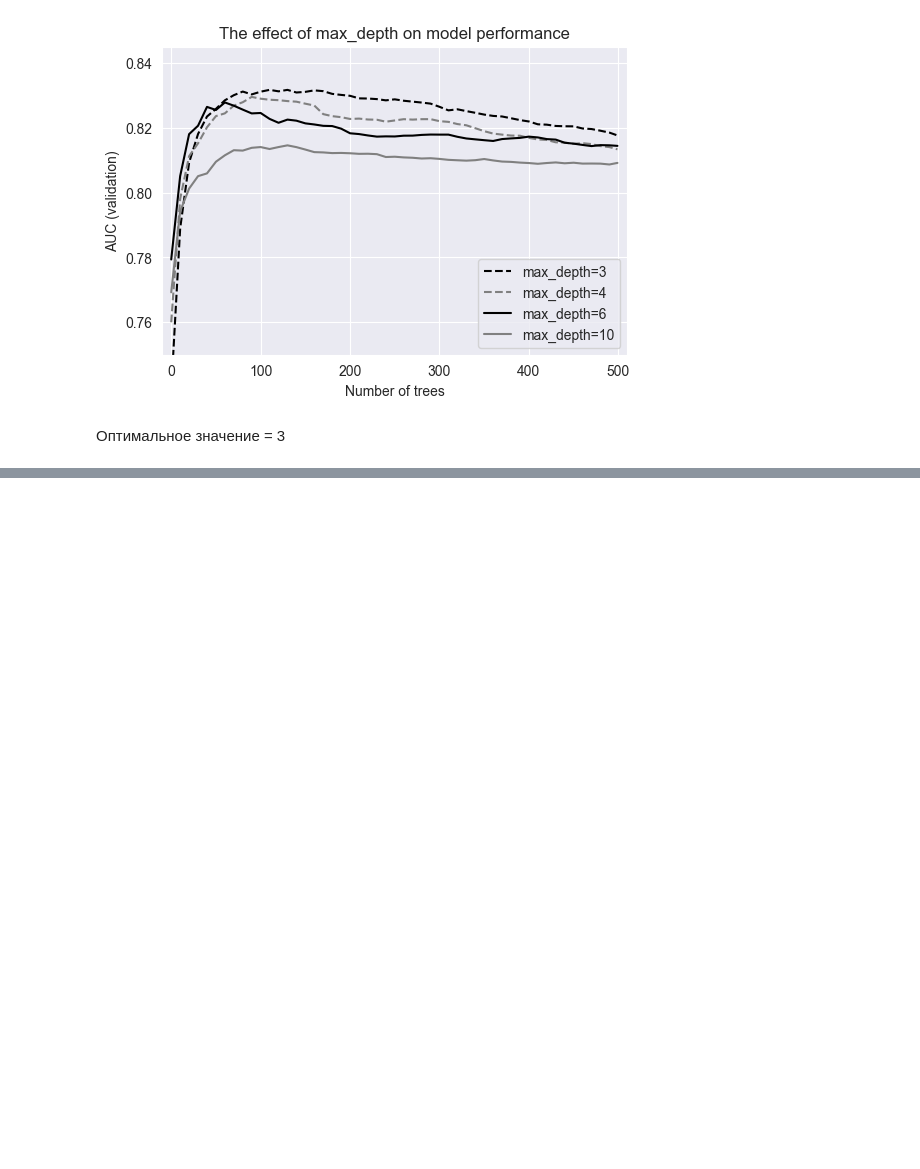
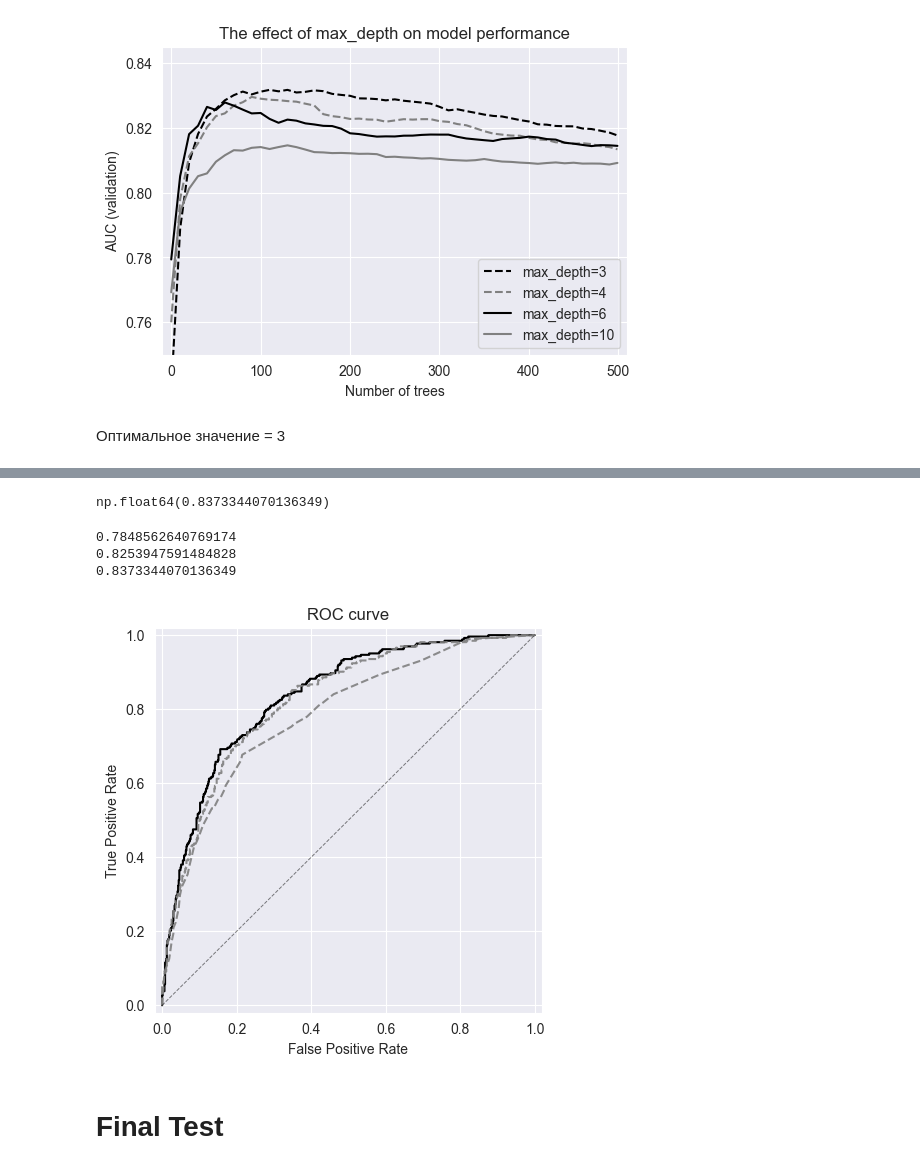
Before and after one commit to EgorSinitsyn/ML_BookCamp, a Jupyter notebook: [Classification]/Logistic_regression/D_Tree + R_Forest + XGBoost/chapter-06-CreditScoring.ipynb, the cells around one changed output, grey strips where cells are left out. Drawn from its saved outputs; the diff is of its cells as text; code cells hidden in the pictures; blank space fills up the shorter version.

```diff
--- a/[Classification]/Logistic_regression/D_Tree + R_Forest + XGBoost/chapter-06-CreditScoring.ipynb
+++ b/[Classification]/Logistic_regression/D_Tree + R_Forest + XGBoost/chapter-06-CreditScoring.ipynb
@@ -1053,0 +1224,15 @@ plt.show()
+# %%
+xgb_params = {
+    'eta': 0.1,
+    'max_depth': 3,
+    'min_child_weight': 30,
+
+    'objective': 'binary:logistic',
+    'eval_metric': 'auc',
+    'nthread': 8,
+    'seed': 1,
+}
+
+model = xgb.train(xgb_params, dtrain,
+                  num_boost_round=160, verbose_eval=10,
+                  evals=watchlist)
@@ -1053,0 +1257,40 @@ plt.show()
+# %%
+y_pred_xgb = model.predict(dval)
+# %%
+roc_auc_score(y_val, y_pred_xgb)
+# %% [output]
+np.float64(0.8373344070136349)
+# %%
+print(roc_auc_score(y_val, y_pred_dt))
+print(roc_auc_score(y_val, y_pred_rf))
+print(roc_auc_score(y_val, y_pred_xgb))
+# %% [output]
+0.7848562640769174
+0.8253947591484828
+0.8373344070136349
+# %%
+plt.figure(figsize=(5, 5))
+
+fpr, tpr, _ = roc_curve(y_val, y_pred_xgb)
+plt.plot(fpr, tpr, color='black')
+
+fpr, tpr, _ = roc_curve(y_val, y_pred_rf)
+plt.plot(fpr, tpr, color='grey', linestyle='dashed', alpha=0.9)
+
+fpr, tpr, _ = roc_curve(y_val, y_pred_dt)
+plt.plot(fpr, tpr, color='grey', linestyle='dashed', alpha=0.9)
+
+plt.plot([0, 1], [0, 1], color='black', lw=0.7, linestyle='dashed', alpha=0.5)
+
+plt.xlim([-0.02, 1.02])
+plt.ylim([-0.02, 1.02])
+plt.xlabel('False Positive Rate')
+plt.ylabel('True Positive Rate')
+
+plt.title('ROC curve')
+
+plt.show()
+# %% [output]
+[figure, added]
+# %% [markdown]
+# Final Test
```
Also changed, not shown: parts of 52 cells of this notebook.
